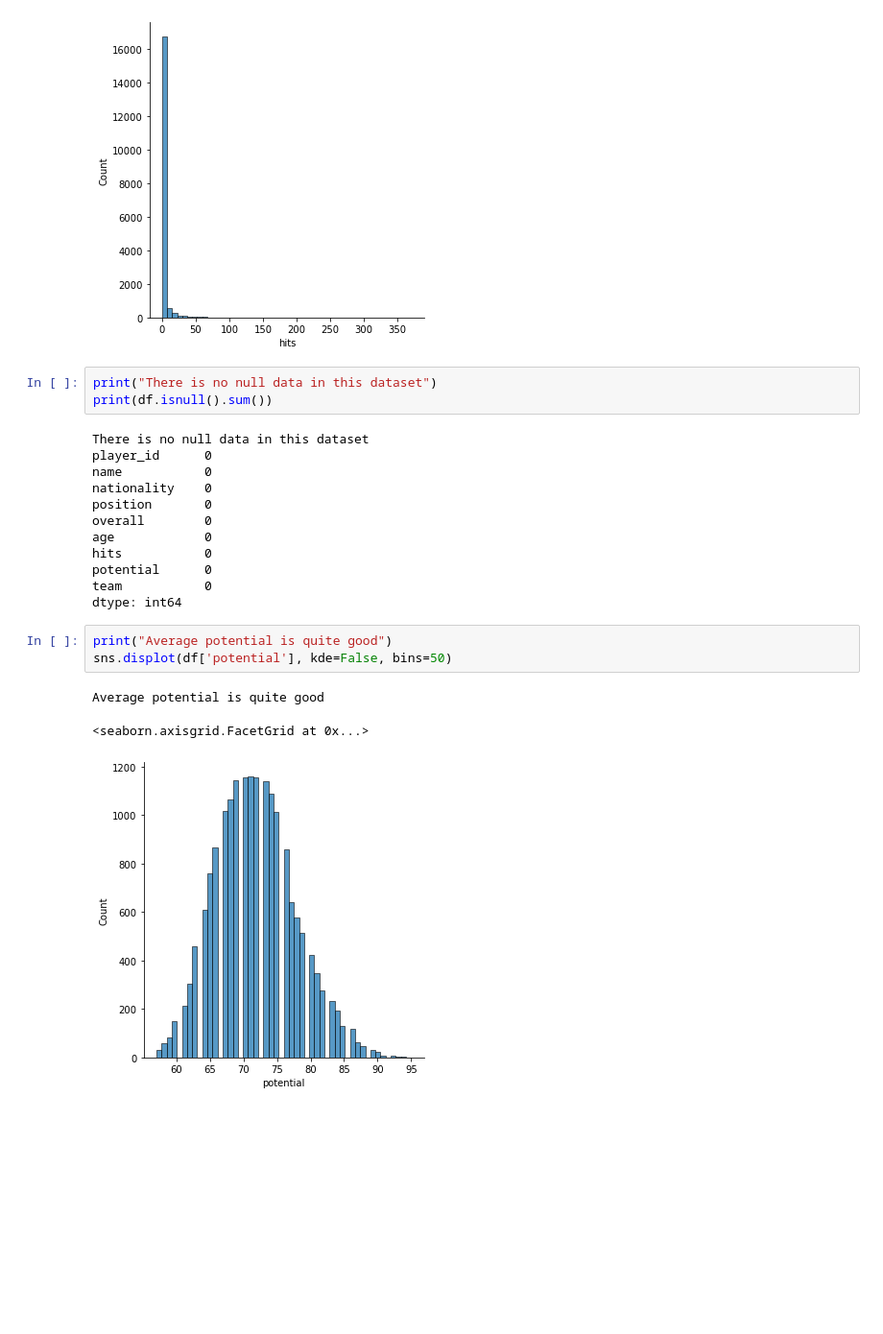
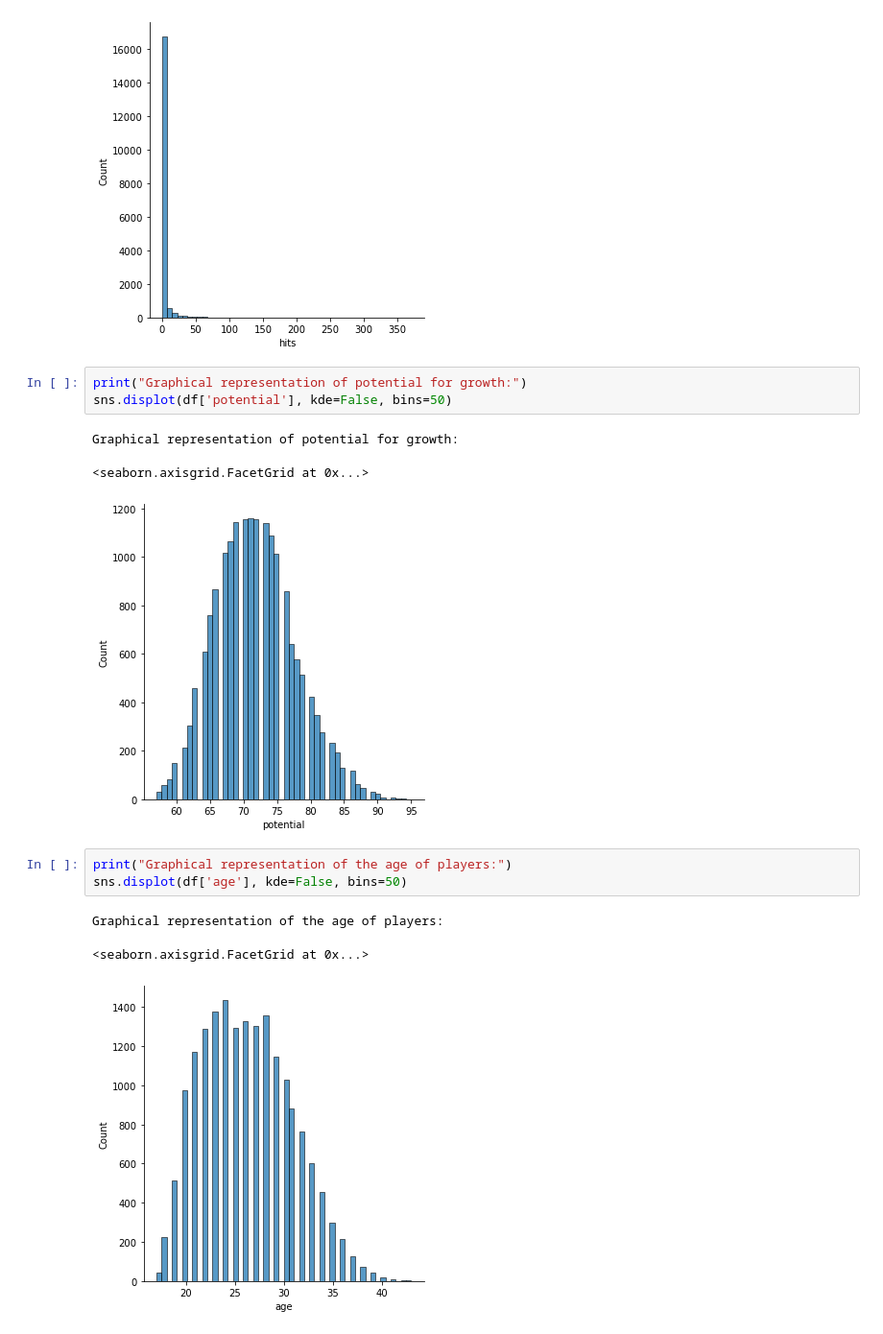
Before and after one commit to data301-2021-winter1/project-group24-project, a Jupyter notebook: notebooks/analysis3.ipynb, the cells around one changed output. Shown: that part at 96% size. Saved outputs shown, nothing was run; the diff lists cells and outputs as text; blank space fills up the shorter version.

```diff
--- a/notebooks/analysis3.ipynb
+++ b/notebooks/analysis3.ipynb
@@ -101,27 +116,19 @@ sns.displot(df['hits'], kde=False, bins=50)
 A lot of players have zero hits
 <seaborn.axisgrid.FacetGrid at 0x...>
 [figure]
-# %%
-print("There is no null data in this dataset")
-print(df.isnull().sum())
-# %% [output]
-There is no null data in this dataset
-player_id      0
-name           0
-nationality    0
-position       0
-overall        0
-age            0
-hits           0
-potential      0
-team           0
-dtype: int64
 # %%
-print("Average potential is quite good")
+print("Graphical representation of potential for growth:")
 sns.displot(df['potential'], kde=False, bins=50)
 # %% [output]
-Average potential is quite good
+Graphical representation of potential for growth:
 <seaborn.axisgrid.FacetGrid at 0x...>
 [figure]
+# %%
+print("Graphical representation of the age of players:")
+sns.displot(df['age'], kde=False, bins=50)
+# %% [output]
+Graphical representation of the age of players:
+<seaborn.axisgrid.FacetGrid at 0x...>
+[figure, added]
 # %%
 print("There are an abundant amount of people with minimum hits but average potential")
```
Also changed, not shown: parts of 7 cells of this notebook.
